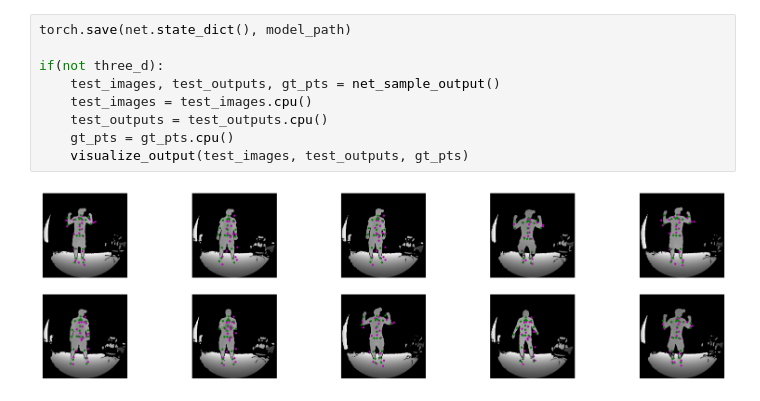
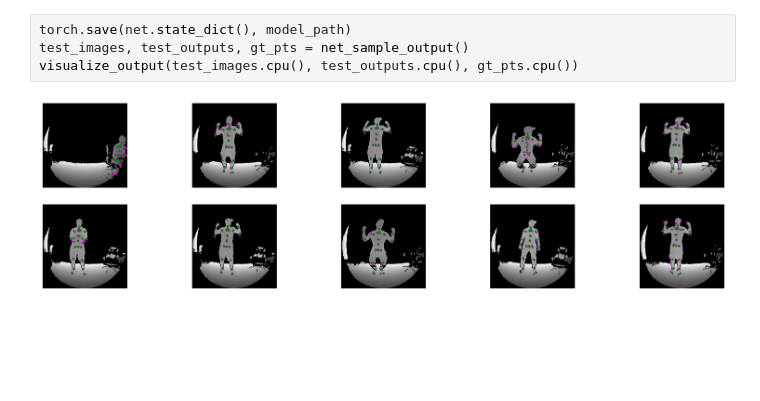
Before and after one commit to TrevMasterFlex/torch_osx, a Jupyter notebook: torch_osx.ipynb, the cells around one changed output. Drawn from its saved outputs; the diff is of its cells as text; blank space fills up the shorter version.

```diff
--- a/torch_osx.ipynb
+++ b/torch_osx.ipynb
@@ -156,11 +140,6 @@ Finished Training
 # %%
 torch.save(net.state_dict(), model_path)
-
-if(not three_d):
-    test_images, test_outputs, gt_pts = net_sample_output()
-    test_images = test_images.cpu()
-    test_outputs = test_outputs.cpu()
-    gt_pts = gt_pts.cpu()
-    visualize_output(test_images, test_outputs, gt_pts)
+test_images, test_outputs, gt_pts = net_sample_output()
+visualize_output(test_images.cpu(), test_outputs.cpu(), gt_pts.cpu())
 # %% [output]
-[figure, old version]
+[figure, new version]
```
Also changed, not shown: parts of 2 cells of this notebook, 3 other files.
